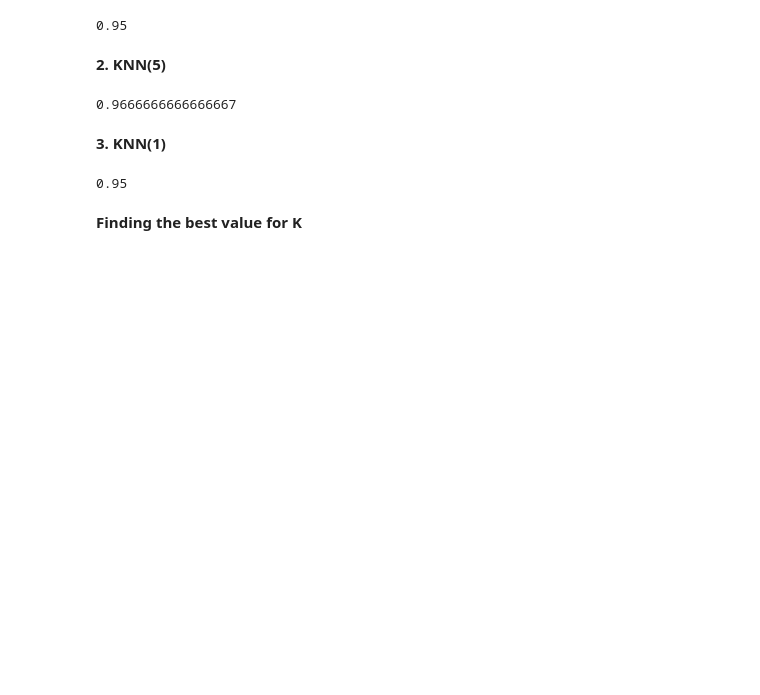
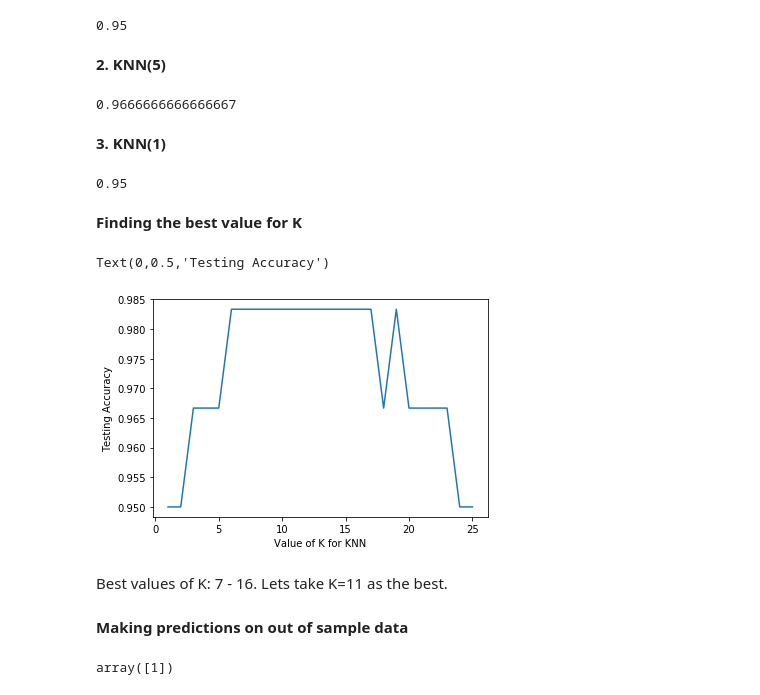
Before and after one commit to Anshul-GH/scikit-learn-review, a Jupyter notebook: Data_School_Scikit-Learn_Review.ipynb, the cells around one changed output. Drawn from its saved outputs; the diff is of its cells as text; code cells hidden in the pictures; blank space fills up the shorter version.

Commit message:
Implemented the process to find the best value for K and making predictions on out of sample data.

```diff
--- a/Data_School_Scikit-Learn_Review.ipynb
+++ b/Data_School_Scikit-Learn_Review.ipynb
@@ -295,3 +295,13 @@ print(metrics.accuracy_score(y_test, y_pred))
 0.95
 # %% [markdown]
 <b>Finding the best value for K</b>
+# %%
+# try K=1 to K=25 and find the testing accuracy
+k_range = list(range(1,26))
+scores = []
+
+for k in k_range:
+    knn = KNeighborsClassifier(n_neighbors=k)
+    knn.fit(X_train, y_train)
+    y_pred = knn.predict(X_test)
+    scores.append(metrics.accuracy_score(y_test, y_pred))
@@ -297,0 +314,23 @@ print(metrics.accuracy_score(y_test, y_pred))
+# %%
+# plot the relationship between K and testing accuracy
+plt.plot(k_range, scores)
+plt.xlabel('Value of K for KNN')
+plt.ylabel('Testing Accuracy')
+# %% [output]
+Text(0,0.5,'Testing Accuracy')
+[figure, added]
+# %% [markdown]
+Best values of K: 7 - 16. Lets take K=11 as the best.
+# %% [markdown]
+<b>Making predictions on out of sample data</b>
+# %%
+# instantiate the model with the best known parameters
+knn = KNeighborsClassifier(n_neighbors=11)
+
+# train the model with X and y (not with the X_train and y_train, this time around)
+knn.fit(X, y)
+
+# make predictions on the out-of-sample observations
+knn.predict([[3, 5, 4, 2]])
+# %% [output]
+array([1])
```
Also changed, not shown: parts of 2 cells of this notebook.
